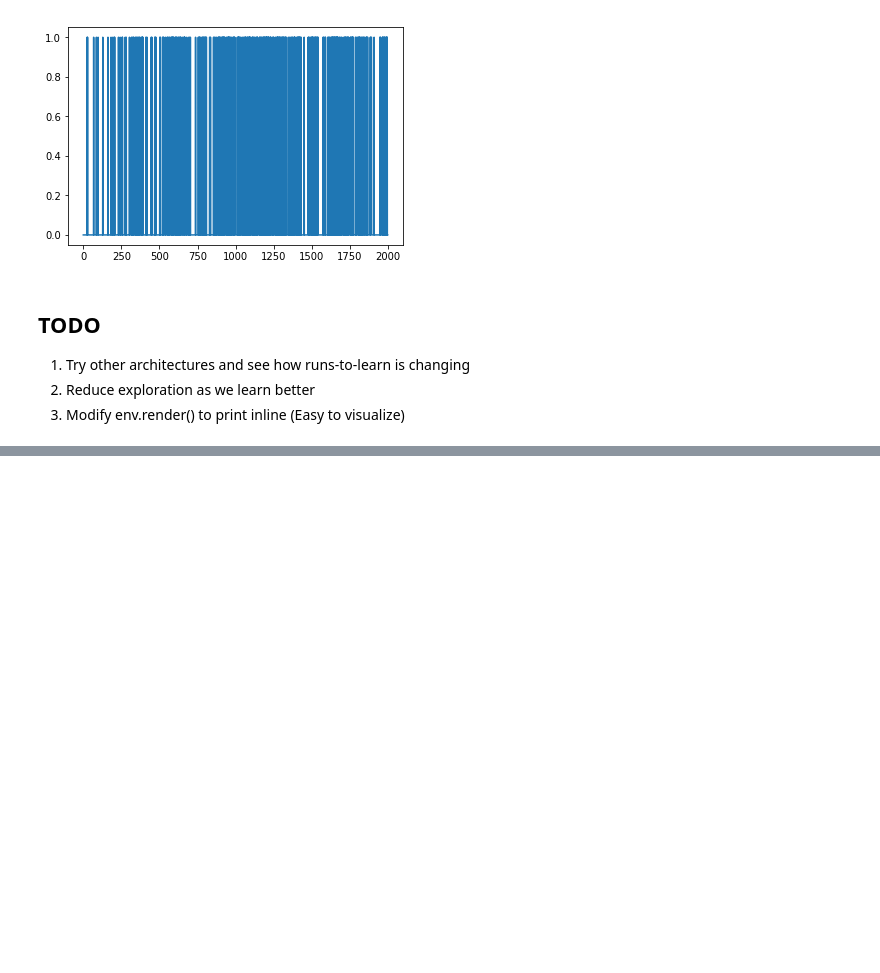
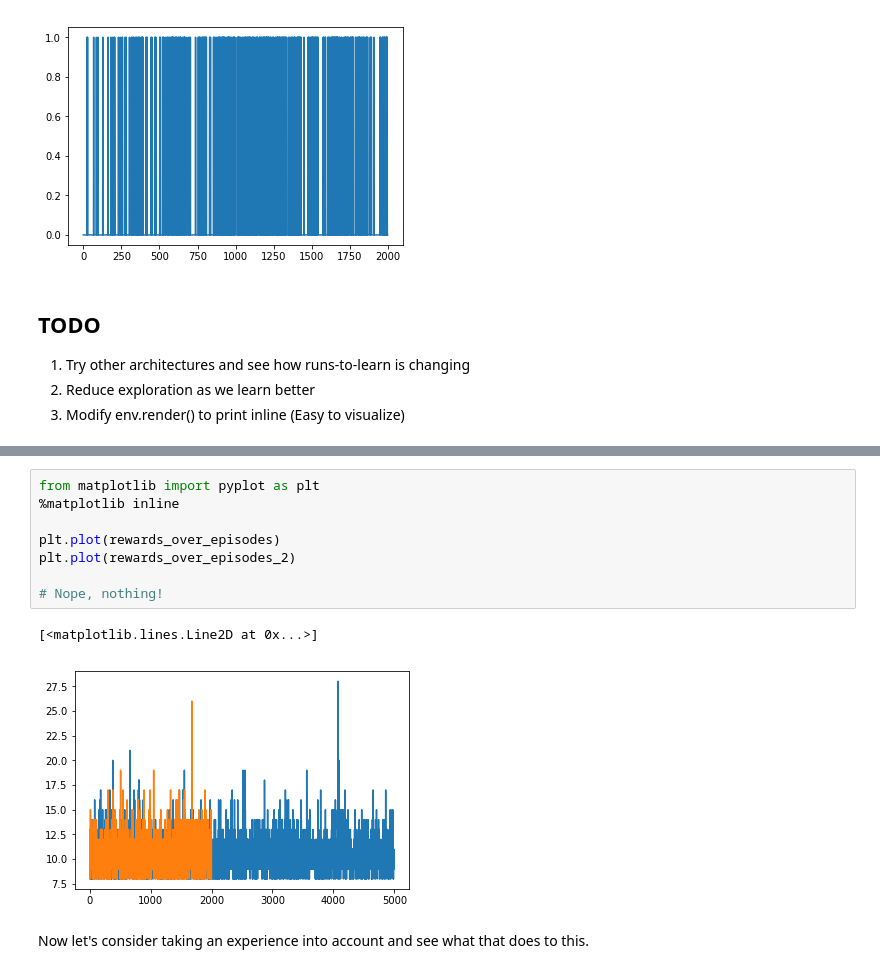
Before and after one commit to dsprahul/ReinforcementLearning, a Jupyter notebook: Q_Learning.ipynb, the cells around one changed output, grey strips where cells are left out. Drawn from its saved outputs; the diff is of its cells as text; blank space fills up the shorter version.

```diff
--- a/Q_Learning.ipynb
+++ b/Q_Learning.ipynb
@@ -246,0 +472,13 @@ plt.plot(rewards_over_episodes)
+# %%
+from matplotlib import pyplot as plt
+%matplotlib inline
+
+plt.plot(rewards_over_episodes)
+plt.plot(rewards_over_episodes_2)
+
+# Nope, nothing!
+# %% [output]
+[<matplotlib.lines.Line2D at 0x...>]
+[figure, added]
+# %% [markdown]
+Now let's consider taking an experience into account and see what that does to this.
```
Also changed, not shown: parts of 7 cells of this notebook, 2 other files.
